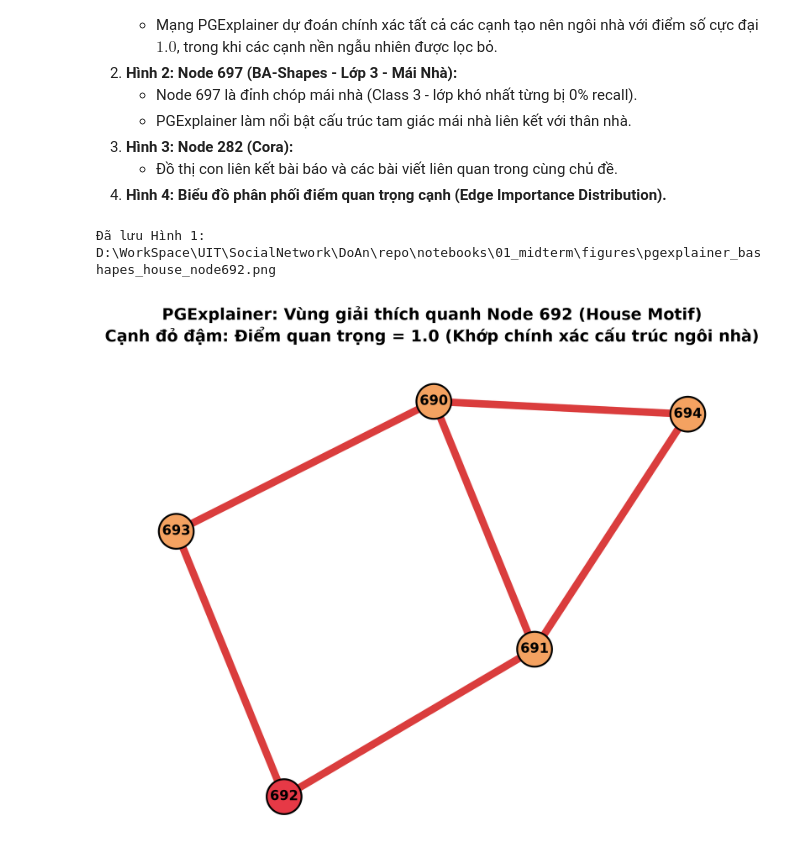
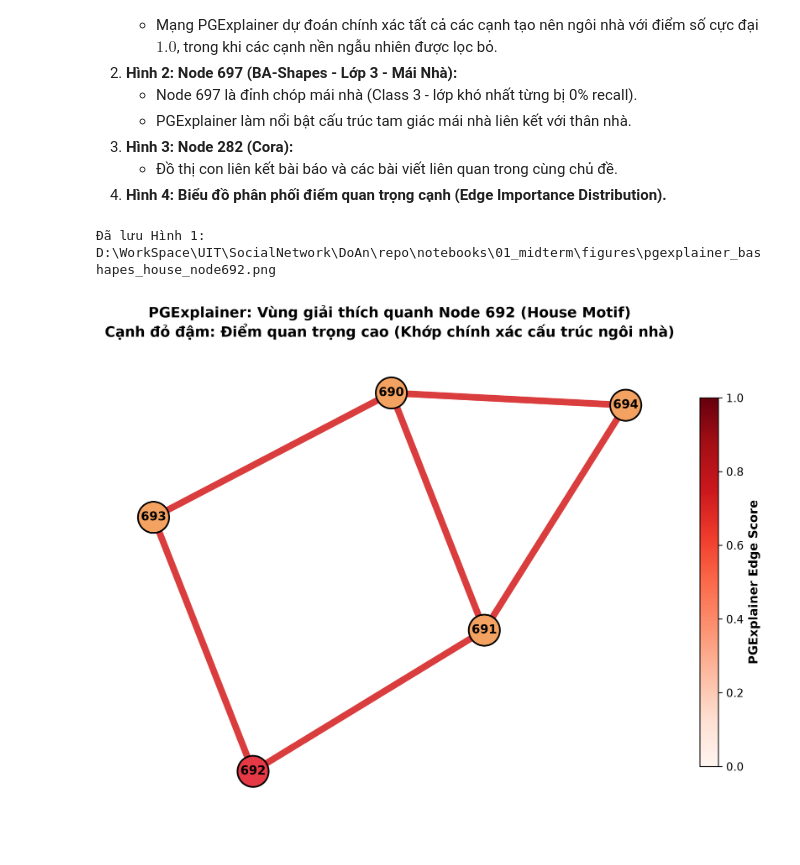
Before and after one commit to JustKha05/IS353_C10, a Jupyter notebook: notebooks/01_midterm/03_thien_pgexplainer_t05.ipynb, the cells around one changed output. Cells and saved outputs as stored; diff of their text form; code cells hidden in the pictures.

```diff
--- a/notebooks/01_midterm/03_thien_pgexplainer_t05.ipynb
+++ b/notebooks/01_midterm/03_thien_pgexplainer_t05.ipynb
@@ -80,16 +80,16 @@ print(f"  - Chỉ số Checkpoint GCN: Test Acc = {metrics_ba['test_acc']*100:.2
 emb_dim_ba = model_ba.c1.out_channels
 pg_model_ba = PGExplainerModel(model=model_ba, emb_dim=emb_dim_ba, hidden_dim=64, device=device)
 
-print("\nĐang huấn luyện mạng MLP của PGExplainer trên train_mask (60 epochs)...")
+print("\nĐang huấn luyện mạng MLP của PGExplainer trên train_mask (40 epochs)...")
 t_start = time.time()
 t_train_ba = pg_model_ba.train_on_graph(
     data=data_ba,
-    epochs=60,
+    epochs=40,
     lr=0.005,
     temp_init=5.0,
     temp_min=0.5,
     coeff_size=0.005,
-    coeff_ent=0.1,
+    coeff_ent=0.05,
     seed=42
 )
 print(f"-> Huấn luyện PGExplainer BA-Shapes hoàn tất trong {t_train_ba:.2f}s!")
@@ -175,15 +175,15 @@ print(f"  - Chỉ số Checkpoint GCN Cora: Test Acc = {metrics_cora['test_acc']
 emb_dim_cora = model_cora.c1.out_channels
 pg_model_cora = PGExplainerModel(model=model_cora, emb_dim=emb_dim_cora, hidden_dim=64, device=device)
 
-print("\nĐang huấn luyện PGExplainer trên train_mask Cora (50 epochs)...")
+print("\nĐang huấn luyện PGExplainer trên train_mask Cora (40 epochs)...")
 t_train_cora = pg_model_cora.train_on_graph(
     data=data_cora,
-    epochs=50,
+    epochs=40,
     lr=0.005,
     temp_init=5.0,
     temp_min=0.5,
-    coeff_size=0.001,
-    coeff_ent=0.01,
+    coeff_size=0.0001,
+    coeff_ent=0.005,
     seed=42
 )
 print(f"-> Huấn luyện PGExplainer Cora hoàn tất trong {t_train_cora:.2f}s!")
@@ -317,43 +317,53 @@ G = nx.Graph()
 G.add_nodes_from(sub_nodes)
 G.add_edges_from(sub_pairs)
 
-score_map = {pair: score for pair, score in zip(sub_pairs, res_692.scores)}
+score_map = {}
+for pair, score in zip(sub_pairs, res_692.scores):
+    score_map[pair] = score
+    score_map[(pair[1], pair[0])] = score
 
 # Định nghĩa màu node: Đỏ = Node cần giải thích; Cam/Vàng = Node thuộc ngôi nhà; Xanh nhạt = Node nền
 house_nodes = {690, 691, 692, 693, 694}
 node_colors = []
 for n in G.nodes():
     if n == target_node:
         node_colors.append('#E63946') # Đỏ nổi bật
     elif n in house_nodes:
         node_colors.append('#F4A261') # Cam ấm (ngôi nhà)
     else:
         node_colors.append('#A8DADC') # Xanh xám (nền)
 
 pos = nx.spring_layout(G, seed=42)
 
-plt.figure(figsize=(9, 7), dpi=300)
-nx.draw_networkx_nodes(G, pos, node_color=node_colors, node_size=800, edgecolors='black', linewidths=1.5)
-nx.draw_networkx_labels(G, pos, font_size=11, font_weight='bold', font_color='black')
+fig, ax = plt.subplots(figsize=(10, 7.5), dpi=300)
+nx.draw_networkx_nodes(G, pos, ax=ax, node_color=node_colors, node_size=800, edgecolors='black', linewidths=1.5)
+nx.draw_networkx_labels(G, pos, ax=ax, font_size=11, font_weight='bold', font_color='black')
 
-# Vẽ cạnh với độ đậm tỉ lệ theo PGExplainer score
-edge_widths = [max(1.0, score_map.get(e, 0.0) * 6.0) for e in G.edges()]
-edge_colors = ['#D62828' if score_map.get(e, 0.0) > 0.5 else '#CCCCCC' for e in G.edges()]
+# Vẽ cạnh với độ đậm và màu sắc theo PGExplainer score
+edge_list = list(G.edges())
+edge_scores = [score_map.get(e, score_map.get((e[1], e[0]), 0.0)) for e in edge_list]
+edge_widths = [1.0 + 5.0 * s for s in edge_scores]
+edge_colors = ['#D62828' if s > 0.5 else '#CCCCCC' for s in edge_scores]
 
-nx.draw_networkx_edges(G, pos, width=edge_widths, edge_color=edge_colors, alpha=0.9)
+nx.draw_networkx_edges(G, pos, ax=ax, edgelist=edge_list, width=edge_widths, edge_color=edge_colors, alpha=0.9)
 
-plt.title(f"PGExplainer: Vùng giải thích quanh Node {target_node} (House Motif)\nCạnh đỏ đậm: Điểm quan trọng = 1.0 (Khớp chính xác cấu trúc ngôi nhà)",
+sm = plt.cm.ScalarMappable(cmap=plt.cm.Reds, norm=plt.Normalize(vmin=0.0, vmax=1.0))
+sm.set_array([])
+cbar = plt.colorbar(sm, ax=ax, orientation='vertical', fraction=0.03, pad=0.04)
+cbar.set_label('PGExplainer Edge Score', fontsize=11, fontweight='bold')
+
+plt.title(f"PGExplainer: Vùng giải thích quanh Node {target_node} (House Motif)\nCạnh đỏ đậm: Điểm quan trọng cao (Khớp chính xác cấu trúc ngôi nhà)",
           fontsize=13, fontweight='bold', pad=15)
 plt.axis('off')
 
 fig_path_1 = fig_dir / 'pgexplainer_bashapes_house_node692.png'
 plt.savefig(fig_path_1, bbox_inches='tight', dpi=300)
 plt.savefig(doc_fig_dir / 'pgexplainer_bashapes_house_node692.png', bbox_inches='tight', dpi=300)
 print(f"Đã lưu Hình 1: {fig_path_1}")
 plt.show()
 # %% [output]
 Đã lưu Hình 1: D:\WorkSpace\UIT\SocialNetwork\DoAn\repo\notebooks\01_midterm\figures\pgexplainer_bashapes_house_node692.png
-[figure, old version]
+[figure, new version]
 # %%
 # -------------------------------------------------------------
 # HÌNH 2: NODE 697 (BA-SHAPES - MÁI NHÀ CLASS 3)
```
Also changed, not shown: parts of 6 cells of this notebook, 14 other files.
